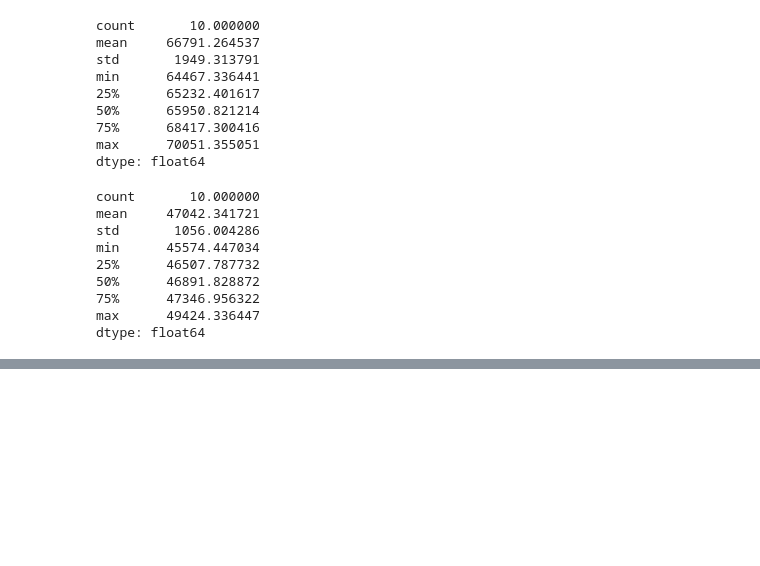
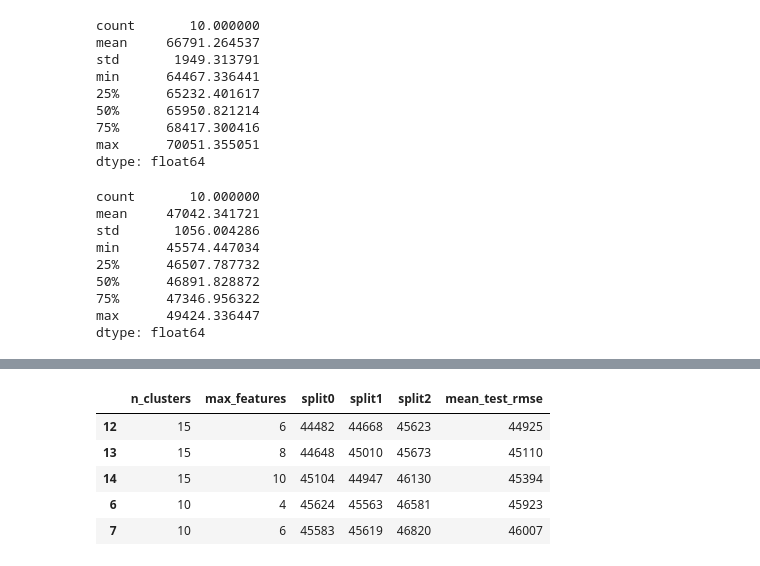
Before and after one commit to Jaewon0702/Hands-On-Machine-Learning, a Jupyter notebook: EndtoEndML.ipynb, the cells around one changed output, grey strips where cells are left out. Drawn from its saved outputs; the diff is of its cells as text; code cells hidden in the pictures; blank space fills up the shorter version.

```diff
--- a/EndtoEndML.ipynb
+++ b/EndtoEndML.ipynb
@@ -668,3 +661,22 @@ min      45574.447034
 75%      47346.956322
 max      49424.336447
 dtype: float64
+# %%
+#searches for the best combination of hyperparameter values for the RandomForestRegressor
+# This code takes long time to excute: 6m 34s
+from sklearn.model_selection import GridSearchCV
+from sklearn.pipeline import Pipeline
+
+full_pipeline = Pipeline([
+    ("preprocessing", preprocessing),
+    ("random_forest", RandomForestRegressor(random_state=42)),
+])
+param_grid = [
+    {'preprocessing__geo__n_clusters': [5, 8, 10],
+     'random_forest__max_features': [4, 6, 8]},
+    {'preprocessing__geo__n_clusters': [10, 15],
+     'random_forest__max_features': [6, 8, 10]},
+]
+grid_search = GridSearchCV(full_pipeline, param_grid, cv=3,
+                           scoring='neg_root_mean_squared_error')
+grid_search.fit(housing, housing_labels)
@@ -670,0 +725,17 @@ dtype: float64
+# %%
+cv_res = pd.DataFrame(grid_search.cv_results_)
+cv_res.sort_values(by="mean_test_score", ascending=False, inplace=True)
+cv_res = cv_res[["param_preprocessing__geo__n_clusters",
+                 "param_random_forest__max_features", "split0_test_score",
+                 "split1_test_score", "split2_test_score", "mean_test_score"]]
+score_cols = ["split0", "split1", "split2", "mean_test_rmse"]
+cv_res.columns = ["n_clusters", "max_features"] + score_cols
+cv_res[score_cols] = -cv_res[score_cols].round().astype(np.int64)
+cv_res.head()
+# %% [output]
+|  | n_clusters | max_features | split0 | split1 | split2 | mean_test_rmse |
+| 12 | 15 | 6 | 44482 | 44668 | 45623 | 44925 |
+| 13 | 15 | 8 | 44648 | 45010 | 45673 | 45110 |
+| 14 | 15 | 10 | 45104 | 44947 | 46130 | 45394 |
+| 6 | 10 | 4 | 45624 | 45563 | 46581 | 45923 |
+| 7 | 10 | 6 | 45583 | 45619 | 46820 | 46007 |
```
Also changed, not shown: parts of 28 cells of this notebook.
